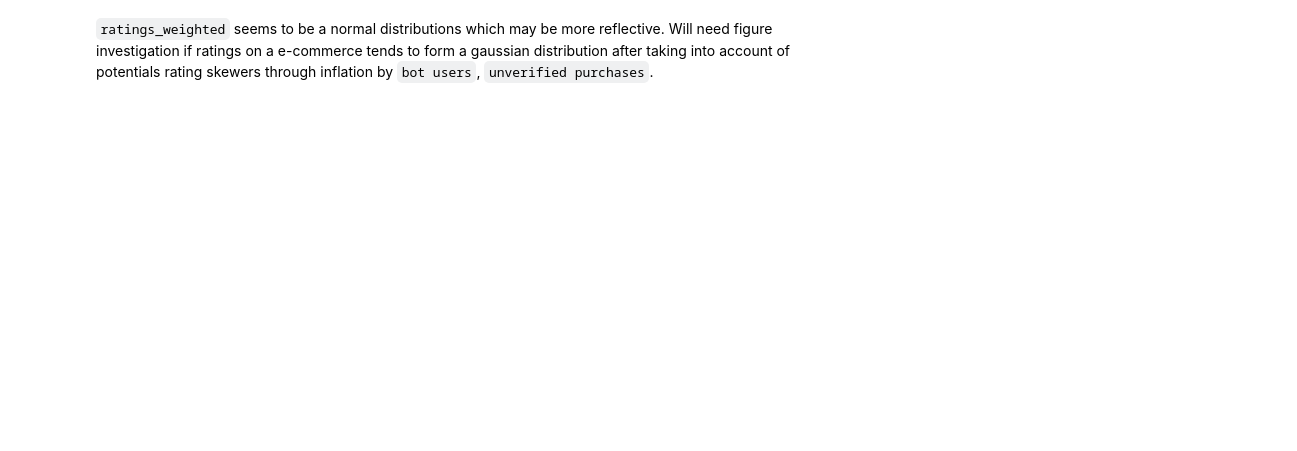
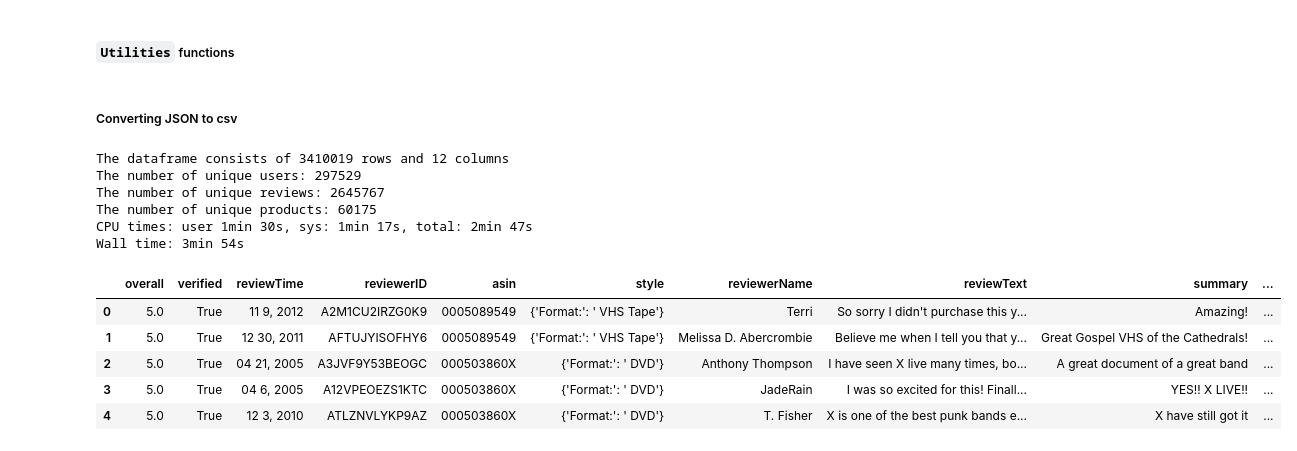
Before and after one commit to wtlow003/recommendation-systems, a Jupyter notebook: projects/product-reviews-recommender/notebooks/01-lwt-initial-exploratory-data-analysis.ipynb, the cells around one changed output. Saved outputs shown, nothing was run; the diff lists cells and outputs as text; code cells hidden in the pictures; blank space fills up the shorter version.

```diff
--- a/projects/product-reviews-recommender/notebooks/01-lwt-initial-exploratory-data-analysis.ipynb
+++ b/projects/product-reviews-recommender/notebooks/01-lwt-initial-exploratory-data-analysis.ipynb
@@ -397,2 +0,0 @@ plt.show()
-# %% [markdown]
-`ratings_weighted` seems to be a normal distributions which may be more reflective. Will need figure investigation if ratings on a e-commerce tends to form a gaussian distribution after taking into account of potentials rating skewers through inflation by `bot users`, `unverified purchases`.
@@ -398,0 +18,2 @@ plt.show()
+# %% [markdown]
+##### `Utilities` functions
@@ -398,0 +26,23 @@ plt.show()
+# %% [markdown]
+##### Converting JSON to csv
+# %%
+%%time
+# load the reviews data
+movie_reviews = data.read_json('../data/raw/Movies_and_TV_5.json')
+
+# summary statistics
+summary_statistics(movie_reviews)
+movie_reviews.head()
+# %% [output]
+The dataframe consists of 3410019 rows and 12 columns
+The number of unique users: 297529
+The number of unique reviews: 2645767
+The number of unique products: 60175
+CPU times: user 1min 30s, sys: 1min 17s, total: 2min 47s
+Wall time: 3min 54s
+|  | overall | verified | reviewTime | reviewerID | asin | style | reviewerName | reviewText | summary | ... |
+| 0 | 5.0 | True | 11 9, 2012 | A2M1CU2IRZG0K9 | 0005089549 | {'Format:': ' VHS Tape'} | Terri | So sorry I didn't purchase this y... | Amazing! | ... |
+| 1 | 5.0 | True | 12 30, 2011 | AFTUJYISOFHY6 | 0005089549 | {'Format:': ' VHS Tape'} | Melissa D. Abercrombie | Believe me when I tell you that y... | Great Gospel VHS of the Cathedrals! | ... |
+| 2 | 5.0 | True | 04 21, 2005 | A3JVF9Y53BEOGC | 000503860X | {'Format:': ' DVD'} | Anthony Thompson | I have seen X live many times, bo... | A great document of a great band | ... |
+| 3 | 5.0 | True | 04 6, 2005 | A12VPEOEZS1KTC | 000503860X | {'Format:': ' DVD'} | JadeRain | I was so excited for this! Finall... | YES!! X LIVE!! | ... |
+| 4 | 5.0 | True | 12 3, 2010 | ATLZNVLYKP9AZ | 000503860X | {'Format:': ' DVD'} | T. Fisher | X is one of the best punk bands e... | X have still got it | ... |
```
Also changed, not shown: parts of 66 cells of this notebook.
